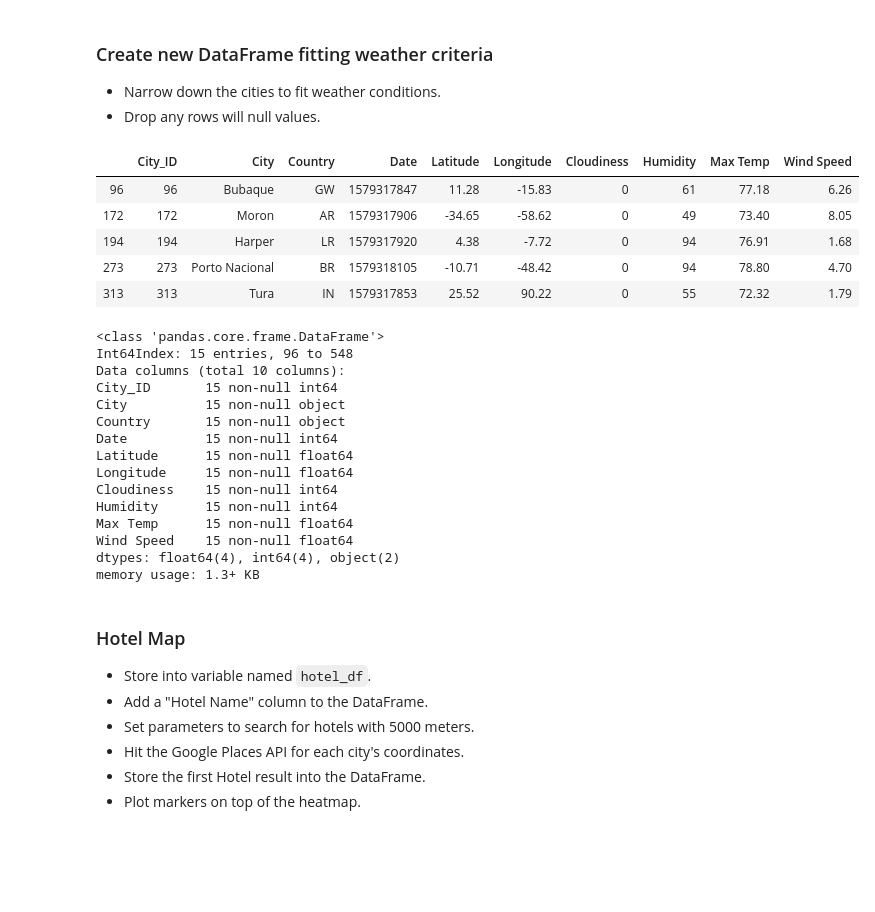
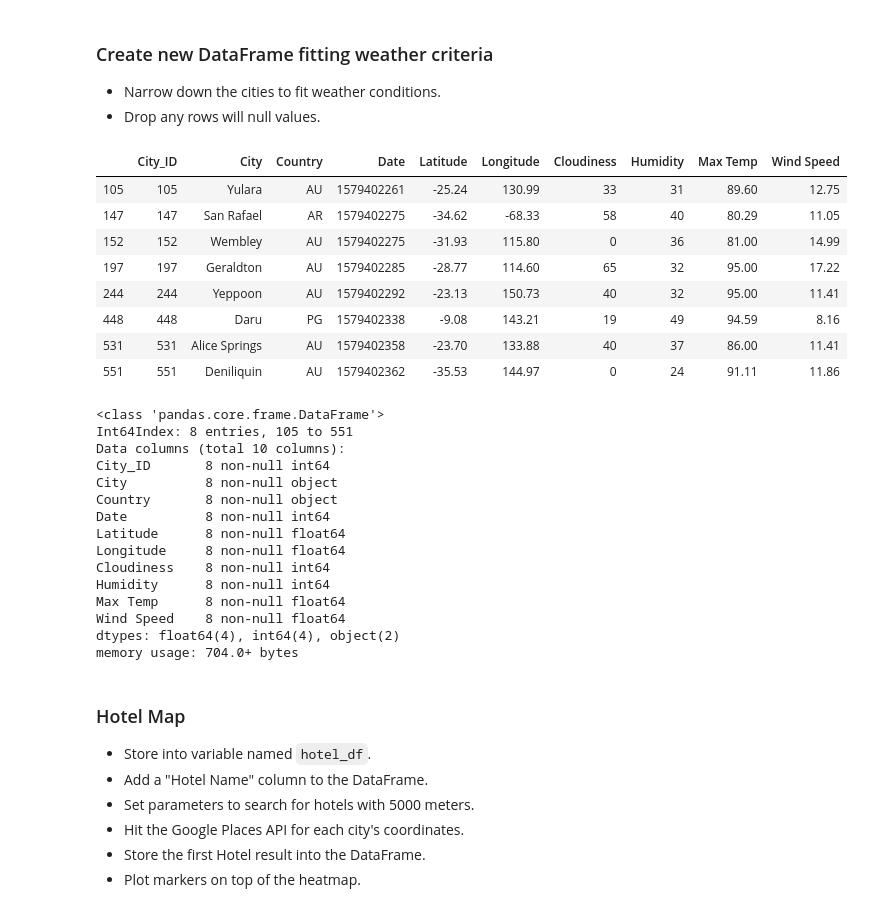
Before and after one commit to Davis1776/2020-01-python-api-challenge, a Jupyter notebook: VacationPy/VacationPyMRD.ipynb, the cells around one changed output. Drawn from its saved outputs; the diff is of its cells as text; code cells hidden in the pictures; blank space fills up the shorter version.

```diff
--- a/VacationPy/VacationPyMRD.ipynb
+++ b/VacationPy/VacationPyMRD.ipynb
@@ -89,37 +94,41 @@ fig
 # %%
 # Create new DataFrame fitting weather criteria
 # Narrow down the cities to fit weather conditions.
 # Drop any rows will null values.
 
-temp_file=weather_df.loc[(weather_df['Max Temp']>=70)&(weather_df['Max Temp']<=80)]
-wind_file=temp_file.loc[(temp_file['Wind Speed']<=10)]
-ideal_weather=wind_file.loc[(wind_file['Cloudiness']==0)]
-ideal_weather.head()
+temp_file=weather_df.loc[(weather_df['Max Temp']>=74)&(weather_df['Max Temp']<=95)]
+wind_file=temp_file.loc[(temp_file['Wind Speed']>=5)&(temp_file['Wind Speed']<=25)]
+humidity_file=wind_file.loc[(weather_df['Humidity']<=49)]
+ideal_weather=humidity_file.loc[(wind_file['Cloudiness']<=70)]
+ideal_weather.head(20)
 # %% [output]
 |  | City_ID | City | Country | Date | Latitude | Longitude | Cloudiness | Humidity | Max Temp | Wind Speed |
-| 96 | 96 | Bubaque | GW | 1579317847 | 11.28 | -15.83 | 0 | 61 | 77.18 | 6.26 |
-| 172 | 172 | Moron | AR | 1579317906 | -34.65 | -58.62 | 0 | 49 | 73.40 | 8.05 |
-| 194 | 194 | Harper | LR | 1579317920 | 4.38 | -7.72 | 0 | 94 | 76.91 | 1.68 |
-| 273 | 273 | Porto Nacional | BR | 1579318105 | -10.71 | -48.42 | 0 | 94 | 78.80 | 4.70 |
-| 313 | 313 | Tura | IN | 1579317853 | 25.52 | 90.22 | 0 | 55 | 72.32 | 1.79 |
+| 105 | 105 | Yulara | AU | 1579402261 | -25.24 | 130.99 | 33 | 31 | 89.60 | 12.75 |
+| 147 | 147 | San Rafael | AR | 1579402275 | -34.62 | -68.33 | 58 | 40 | 80.29 | 11.05 |
+| 152 | 152 | Wembley | AU | 1579402275 | -31.93 | 115.80 | 0 | 36 | 81.00 | 14.99 |
+| 197 | 197 | Geraldton | AU | 1579402285 | -28.77 | 114.60 | 65 | 32 | 95.00 | 17.22 |
+| 244 | 244 | Yeppoon | AU | 1579402292 | -23.13 | 150.73 | 40 | 32 | 95.00 | 11.41 |
+| 448 | 448 | Daru | PG | 1579402338 | -9.08 | 143.21 | 19 | 49 | 94.59 | 8.16 |
+| 531 | 531 | Alice Springs | AU | 1579402358 | -23.70 | 133.88 | 40 | 37 | 86.00 | 11.41 |
+| 551 | 551 | Deniliquin | AU | 1579402362 | -35.53 | 144.97 | 0 | 24 | 91.11 | 11.86 |
 # %%
 ideal_weather.info()
 # %% [output]
 <class 'pandas.core.frame.DataFrame'>
-Int64Index: 15 entries, 96 to 548
+Int64Index: 8 entries, 105 to 551
 Data columns (total 10 columns):
-City_ID       15 non-null int64
-City          15 non-null object
-Country       15 non-null object
-Date          15 non-null int64
-Latitude      15 non-null float64
-Longitude     15 non-null float64
-Cloudiness    15 non-null int64
-Humidity      15 non-null int64
-Max Temp      15 non-null float64
-Wind Speed    15 non-null float64
+City_ID       8 non-null int64
+City          8 non-null object
+Country       8 non-null object
+Date          8 non-null int64
+Latitude      8 non-null float64
+Longitude     8 non-null float64
+Cloudiness    8 non-null int64
+Humidity      8 non-null int64
+Max Temp      8 non-null float64
+Wind Speed    8 non-null float64
 dtypes: float64(4), int64(4), object(2)
-memory usage: 1.3+ KB
+memory usage: 704.0+ bytes
 # %% [markdown]
 ### Hotel Map
 * Store into variable named `hotel_df`.
```
Also changed, not shown: parts of 7 cells of this notebook.
